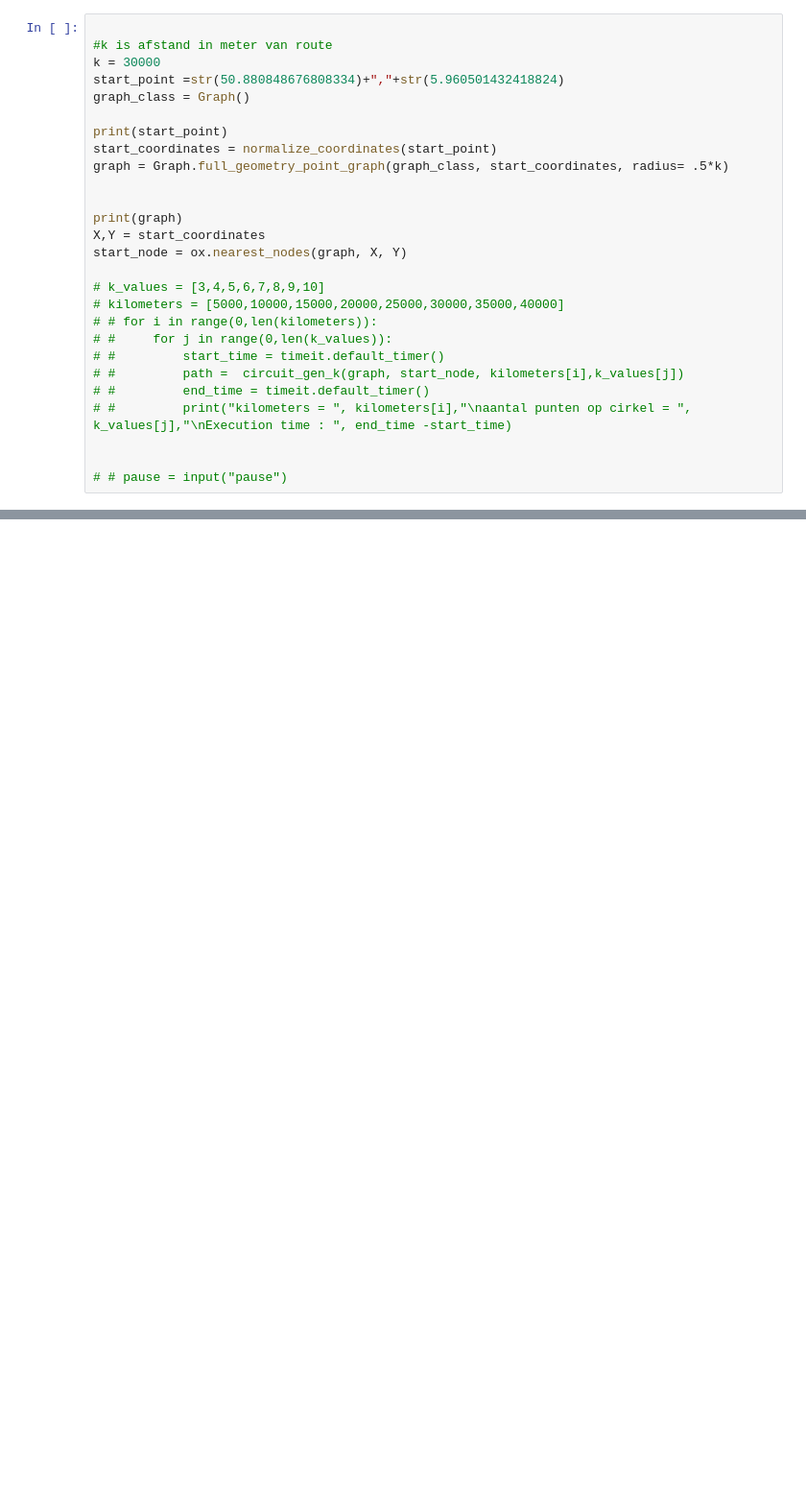
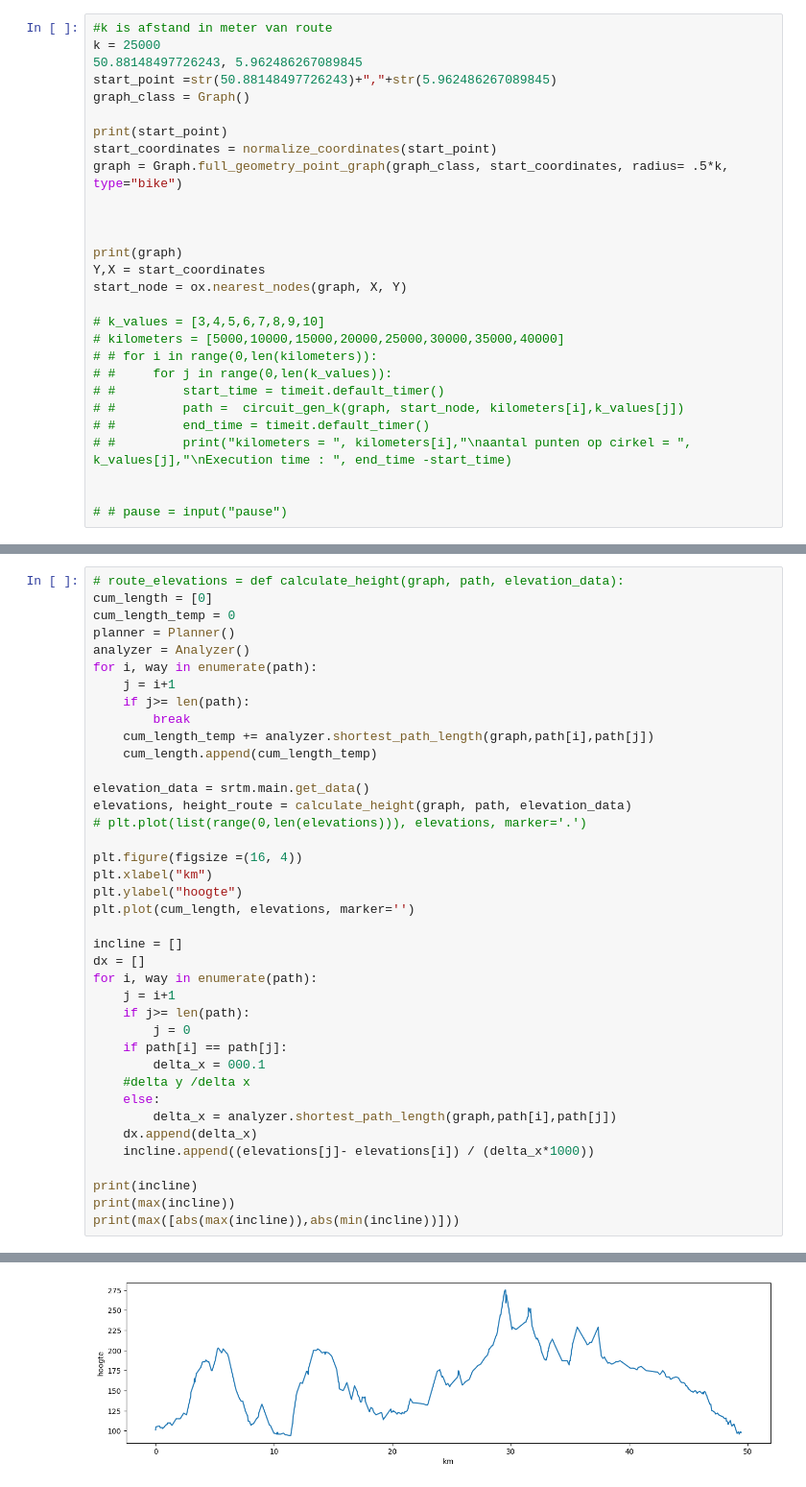
Before and after one commit to Mehexo/Smart-Route-Maker, a Jupyter notebook: Core/SmartRouteMaker/circuit gen k.ipynb, the cells around one changed output, grey strips where cells are left out. Shown at 96% size. Saved outputs shown, nothing was run; the diff lists cells and outputs as text; blank space fills up the shorter version.

```diff
--- a/Core/SmartRouteMaker/circuit gen k.ipynb
+++ b/Core/SmartRouteMaker/circuit gen k.ipynb
@@ -247,17 +339,18 @@ nieuwe loss: 869.9999999999964
 # %%
-
 #k is afstand in meter van route
-k = 30000
-start_point =str(50.880848676808334)+","+str(5.960501432418824)
+k = 25000
+50.88148497726243, 5.962486267089845
+start_point =str(50.88148497726243)+","+str(5.962486267089845)
 graph_class = Graph()
 
 print(start_point)
 start_coordinates = normalize_coordinates(start_point)
-graph = Graph.full_geometry_point_graph(graph_class, start_coordinates, radius= .5*k)
+graph = Graph.full_geometry_point_graph(graph_class, start_coordinates, radius= .5*k, type="bike")
+
 
 
 print(graph)
-X,Y = start_coordinates
+Y,X = start_coordinates
 start_node = ox.nearest_nodes(graph, X, Y)
 
 # k_values = [3,4,5,6,7,8,9,10]
@@ -290,0 +611,40 @@ KeyError: 1848026
+# %%
+# route_elevations = def calculate_height(graph, path, elevation_data):
+cum_length = [0]
+cum_length_temp = 0
+planner = Planner()
+analyzer = Analyzer()
+for i, way in enumerate(path):
+    j = i+1
+    if j>= len(path):
+        break
+    cum_length_temp += analyzer.shortest_path_length(graph,path[i],path[j])
+    cum_length.append(cum_length_temp)
+
+elevation_data = srtm.main.get_data()
+elevations, height_route = calculate_height(graph, path, elevation_data)
+# plt.plot(list(range(0,len(elevations))), elevations, marker='.')
+
+plt.figure(figsize =(16, 4))
+plt.xlabel("km")
+plt.ylabel("hoogte")
+plt.plot(cum_length, elevations, marker='')
+
+incline = []
+dx = []
+for i, way in enumerate(path):
+    j = i+1
+    if j>= len(path):
+        j = 0
+    if path[i] == path[j]:
+        delta_x = 000.1
+    #delta y /delta x
+    else:
+        delta_x = analyzer.shortest_path_length(graph,path[i],path[j])
+    dx.append(delta_x)
+    incline.append((elevations[j]- elevations[i]) / (delta_x*1000))
+
+print(incline)
+print(max(incline))
+print(max([abs(max(incline)),abs(min(incline))]))
+# %% [output]
@@ -291,3 +653,4 @@ KeyError: 1848026
+[figure, added]
 # %%
 ox.basic_stats(graph)
 # %% [output]
```
Also changed, not shown: parts of 20 cells of this notebook, 30 other files.
